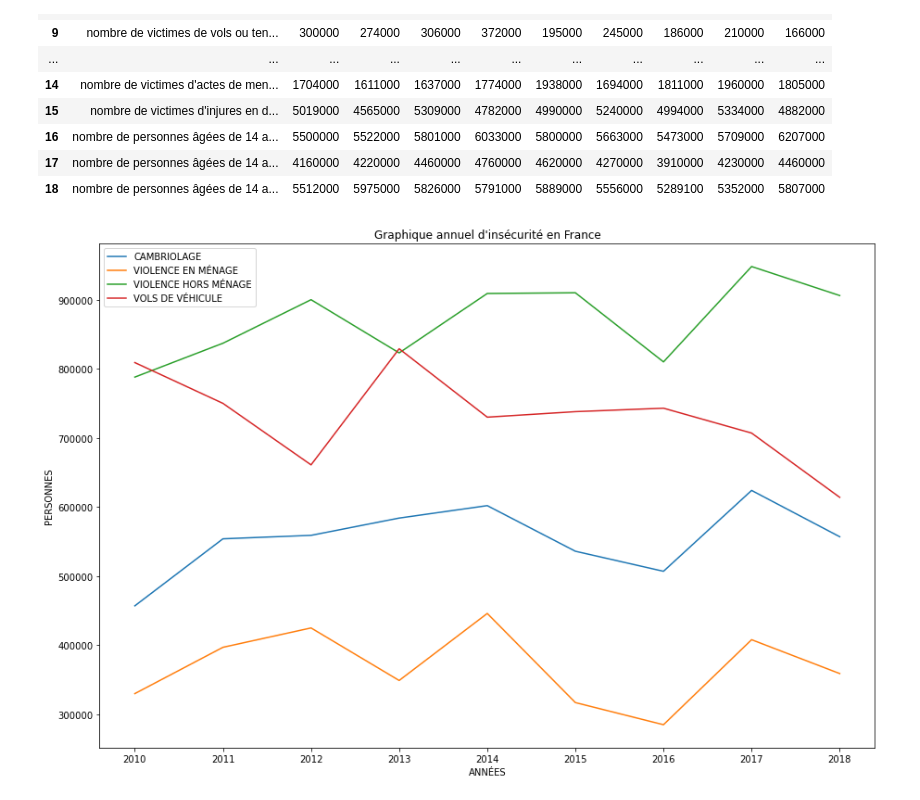
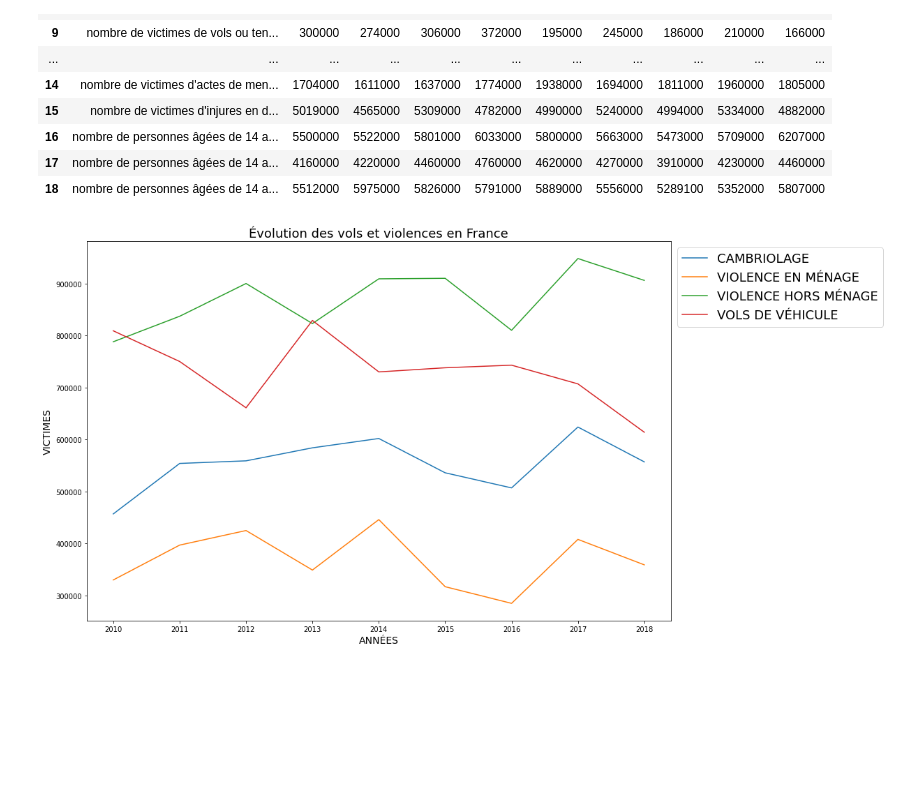
Before and after one commit to SandRatiaray/openData, a Jupyter notebook: charts_cambriolage_violence_vol.ipynb, the cells around one changed output. Saved outputs shown, nothing was run; the diff lists cells and outputs as text; code cells hidden in the pictures; blank space fills up the shorter version.

Commit message:
Add some design and title

```diff
--- a/charts_cambriolage_violence_vol.ipynb
+++ b/charts_cambriolage_violence_vol.ipynb
@@ -5,7 +5,7 @@ import matplotlib.pyplot as plt
 
 plt.rcParams['figure.figsize'] = (15, 10)
 # %%
-df = pd.read_excel('data/indicateur.xlsx', engine='openpyxl', skiprows=7, nrows=19)
+df = pd.read_excel('data/indicateur_victimation_et_insécurité.xlsx', engine='openpyxl', skiprows=7, nrows=19)
 df
 # %% [output]
 |  | INDICATEURS/PERIODE | 2006 | 2007 | 2008 | 2009 | 2010 | 2011 | 2012 | 2013 | 2014 | ... |
@@ -49,32 +49,31 @@ getYears
 # %%
 robbery = getYears.iloc[0]
 robbery = pd.DataFrame(robbery)
 robbery.columns = robbery.iloc[0]
 robbery = robbery[1:]
-
 
 
 violenceAtHome = getYears.iloc[13]
 violenceAtHome = pd.DataFrame(violenceAtHome)
 violenceAtHome.columns = violenceAtHome.iloc[0]
 violenceAtHome = violenceAtHome[1:]
 
 violenceOutdoor = getYears.loc[[11, 12]]
 violenceOutdoor = pd.Series(violenceOutdoor[[2010, 2011, 2012, 2013, 2014, 2015, 2016, 2017, 2018]].sum())
 
 
 carjacking = getYears.loc[[3, 4, 5]]
 carjacking = pd.Series(carjacking[[2010, 2011, 2012, 2013, 2014, 2015, 2016, 2017, 2018]].sum())
 
 plt.plot(robbery)
 plt.plot(violenceAtHome)
 plt.plot(violenceOutdoor)
 plt.plot(carjacking)
 
-plt.title('Graphique annuel d\'insécurité en France')
-plt.xlabel('ANNÉES')
-plt.ylabel('PERSONNES')
-plt.legend(["CAMBRIOLAGE", "VIOLENCE EN MÉNAGE", "VIOLENCE HORS MÉNAGE", "VOLS DE VÉHICULE"])
+plt.title('Évolution des vols et violences en France', fontsize=18)
+plt.xlabel('ANNÉES', fontsize=14)
+plt.ylabel('VICTIMES', fontsize=14)
+plt.legend(["CAMBRIOLAGE", "VIOLENCE EN MÉNAGE", "VIOLENCE HORS MÉNAGE", "VOLS DE VÉHICULE"], bbox_to_anchor=(1,1), fontsize=18)
 plt.show()
 # %% [output]
-[figure, old version]
+[figure, new version]
```
Also changed, not shown: 4 other files.
